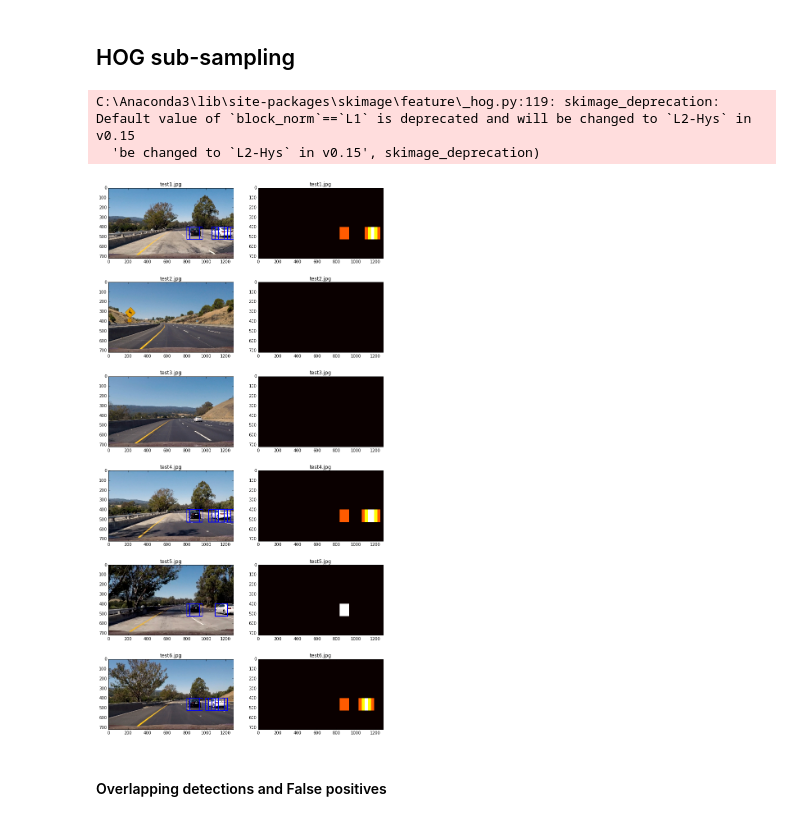
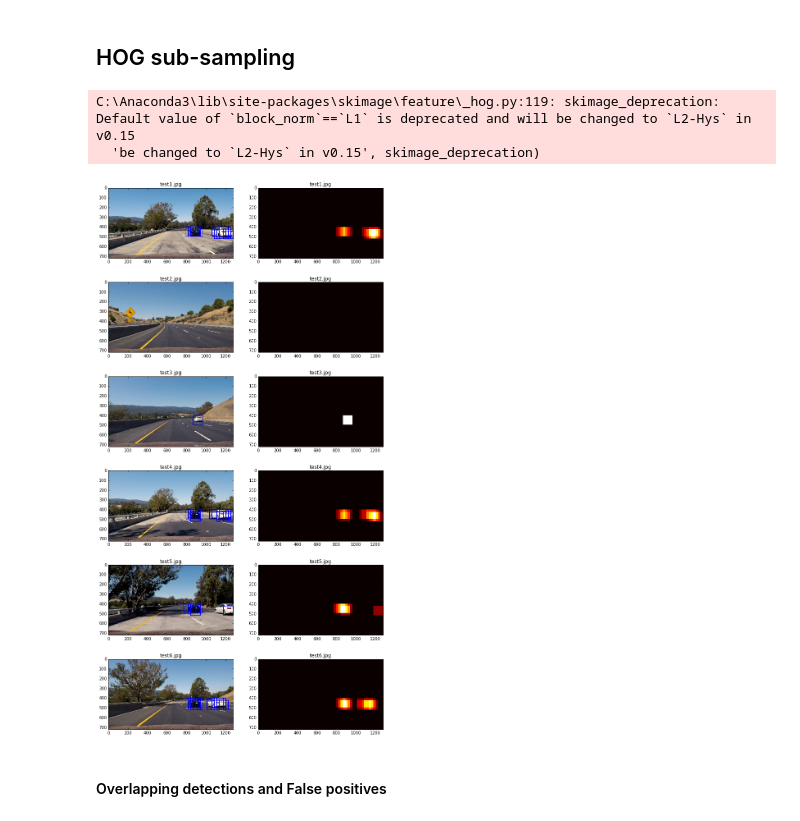
Before and after one commit to mhareendra/CarND-Vehicle-Detection-master, a Jupyter notebook: VehicleDetection_P5.ipynb, the cells around one changed output. Saved outputs shown, nothing was run; the diff lists cells and outputs as text; code cells hidden in the pictures.

Commit message:
Adding output images and video

```diff
--- a/VehicleDetection_P5.ipynb
+++ b/VehicleDetection_P5.ipynb
@@ -678,38 +680,38 @@ def convert_color(img, conv='RGB2YCrCb'):
 # %%
 out_images=[]
 out_maps = []
 out_titles = []
-scale = 2
+scale = 1.5
 examples_path = 'test_images/'
 example_images= os.listdir(examples_path)
 for img_src in example_images:
     if img_src.endswith(".png") or img_src.endswith(".jpg"):
         img = mpimg.imread(examples_path+img_src)
 
 
         out_img, boxes =  find_cars(img, scale)
         heatmap = np.zeros_like(img[:,:,0]).astype(np.float)
         heatmap = add_heat(heatmap, boxes)
 
-        heatmap = apply_threshold(heatmap, 1)
+        #heatmap = apply_threshold(heatmap, 1)
         # Visualize the heatmap when displaying
         heatmap = np.clip(heatmap, 0, 255)
-        labels = label(heatmap)
-        draw_img = draw_boxes(np.copy(img), boxes, color=(0,0,255), thick=6)#draw_labeled_bboxes(np.copy(img), labels)
+
+        draw_img = draw_boxes(np.copy(img), boxes, color=(0,0,255), thick=6)
 
         out_images.append(draw_img)
         out_images.append(heatmap)
         out_titles.append(img_src)
         out_titles.append(img_src)
 
 
 fig = plt.figure(figsize=(12,24))
 
 visualize(fig, 6, 2, out_images, out_titles)
 # %% [output]
 C:\Anaconda3\lib\site-packages\skimage\feature\_hog.py:119: skimage_deprecation: Default value of `block_norm`==`L1` is deprecated and will be changed to `L2-Hys` in v0.15
   'be changed to `L2-Hys` in v0.15', skimage_deprecation)
-[figure, old version]
+[figure, new version]
 # %% [markdown]
 #### Overlapping detections and False positives
 # %%
```
Also changed, not shown: parts of 8 cells of this notebook, 14 other files.
